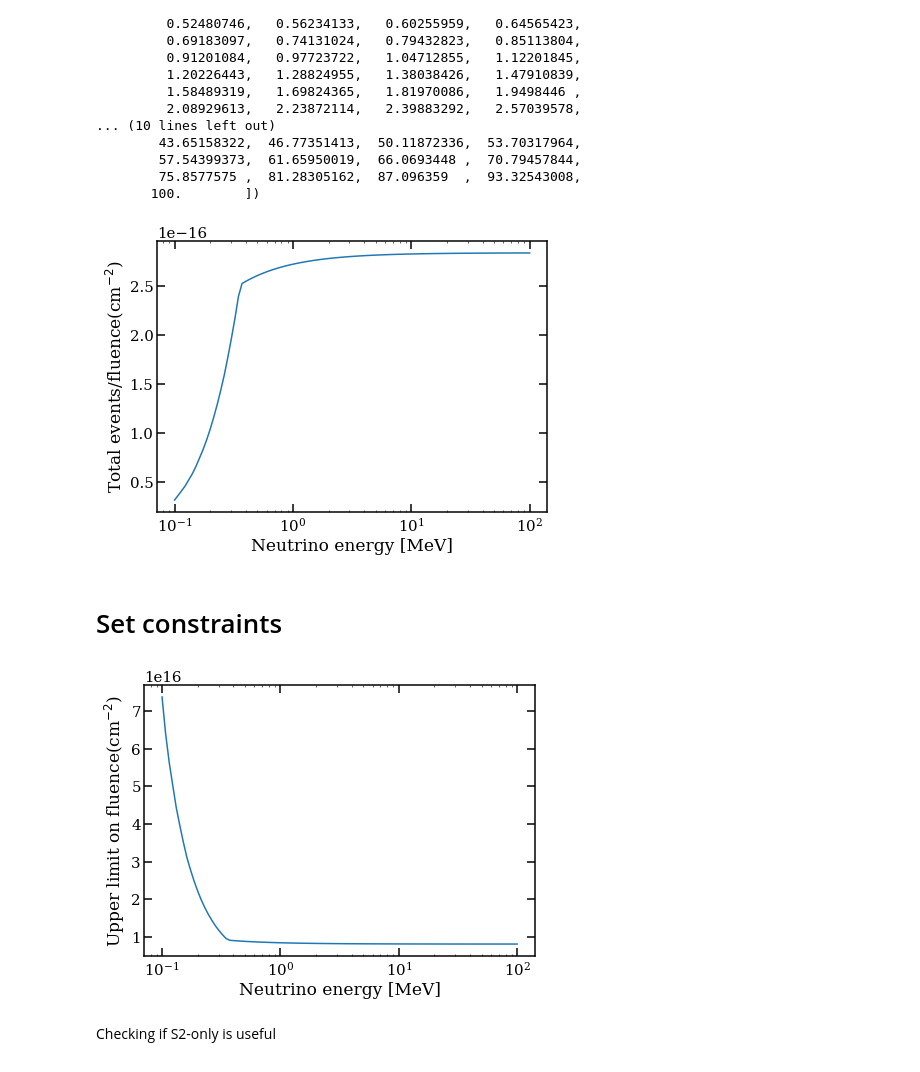
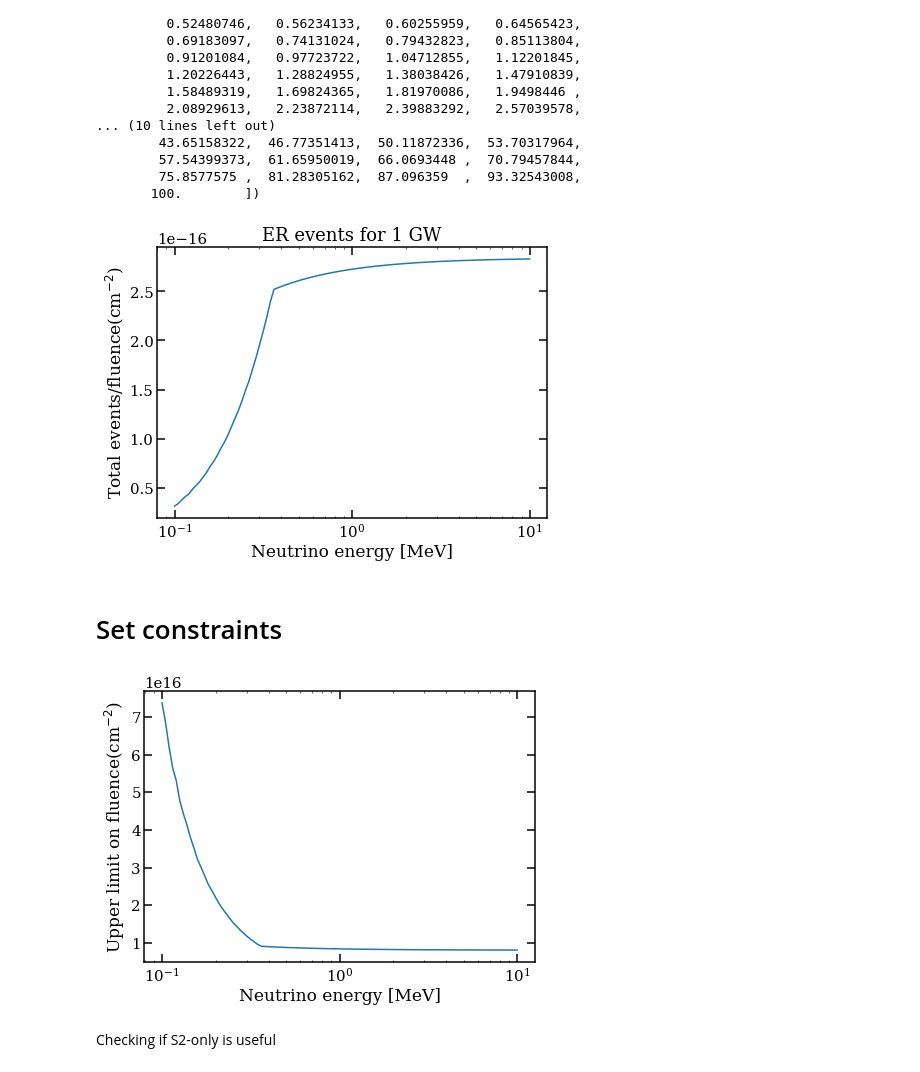
Before and after one commit to XENON1T/Gravitational-Waves, a Jupyter notebook: CC-interaction+neutrino+limit.ipynb, the cells around one changed output. Drawn from its saved outputs; the diff is of its cells as text; code cells hidden in the pictures.

```diff
--- a/CC-interaction+neutrino+limit.ipynb
+++ b/CC-interaction+neutrino+limit.ipynb
@@ -277,7 +243,7 @@ array([  0.1       ,   0.10715193,   0.11481536,   0.12302688,
         75.8577575 ,  81.28305162,  87.096359  ,  93.32543008,
        100.        ])
 # %%
-Neutrino_Energy = np.logspace(-1, 2, 101)*1000
+Neutrino_Energy = np.logspace(-1, 1, 101)*1000
 def calc_rate_Ev(energy, accept, fm):
     total_rate_Ev = []
     for Ev in Neutrino_Energy:
@@ -292,15 +258,16 @@ def calc_rate_Ev(energy, accept, fm):
 # %%
 fig, ax = plt.subplots(1, 1, figsize=(7,5))
 
 plt.plot(Neutrino_Energy/1000, calc_rate_Ev(Es, accept_ER, fm_3fold))
 plt.xscale("log")
 ax.set_xlabel("Neutrino energy [MeV]")
 ax.set_ylabel(r"Total events/fluence(cm$^{-2}$)")
+ax.set_title("ER events for 1 GW")
 ax.yaxis.set_ticks_position('both')
 ax.xaxis.set_ticks_position('both')
 plt.show()
 # %% [output]
-[figure, old version]
+[figure, new version]
 # %% [markdown]
 # Set constraints
 # %%
@@ -312,11 +283,12 @@ plt.plot(Neutrino_Energy/1000, upper_lim_fluence)
 plt.xscale("log")
 ax.set_xlabel("Neutrino energy [MeV]")
 ax.set_ylabel(r"Upper limit on fluence(cm$^{-2}$)")
+
 ax.yaxis.set_ticks_position('both')
 ax.xaxis.set_ticks_position('both')
 plt.show()
 # %% [output]
-[figure, old version]
+[figure, new version]
 # %% [markdown]
 Checking if S2-only is useful
 # %%
```
Also changed, not shown: parts of 7 cells of this notebook.
